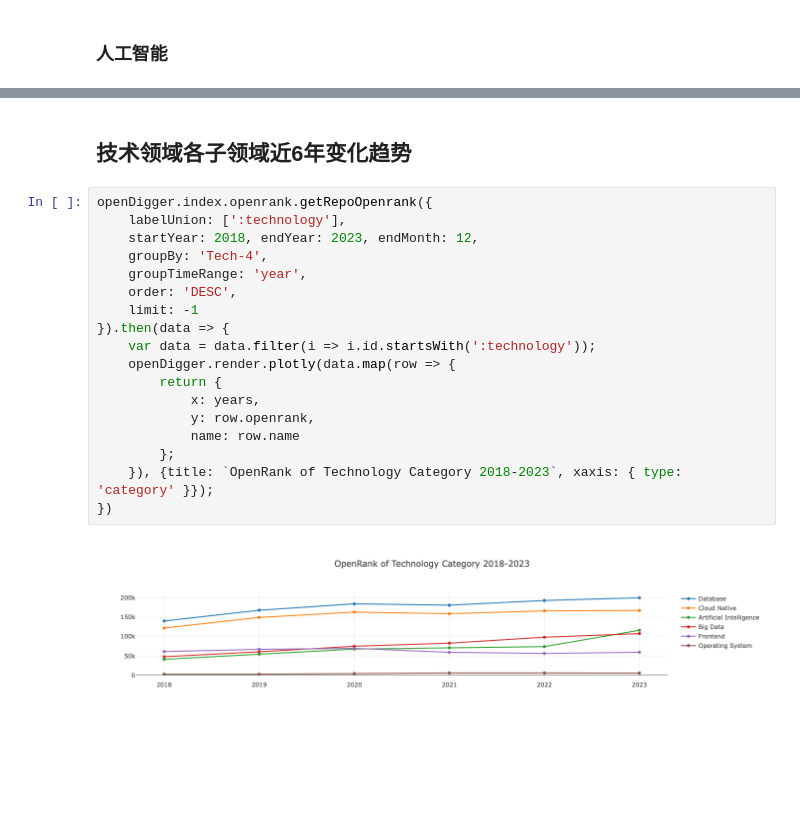
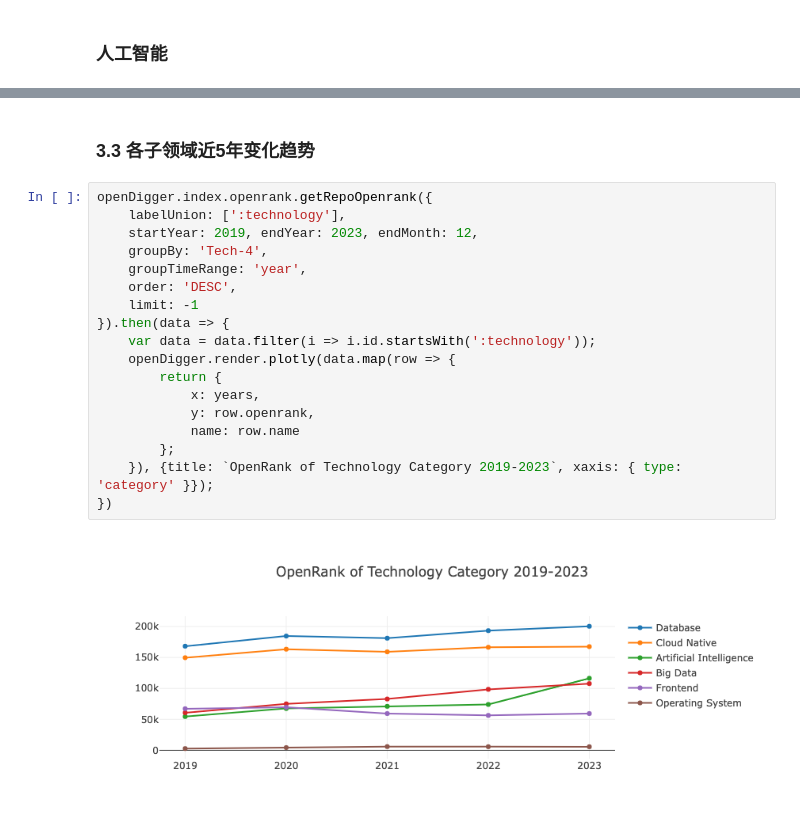
Before and after one commit to PureNatural/open-digger, a Jupyter notebook: notebook/China_open_source_techinical_report_2023.ipynb, the cells around one changed output, grey strips where cells are left out. Drawn from its saved outputs; the diff is of its cells as text; blank space fills up the shorter version.

```diff
--- a/notebook/China_open_source_techinical_report_2023.ipynb
+++ b/notebook/China_open_source_techinical_report_2023.ipynb
@@ -234,22 +247,22 @@ processTechFieldDataActivity(':technology/ai', 'AI');
 # %% [markdown]
-## 技术领域各子领域近6年变化趋势
+### 3.3 各子领域近5年变化趋势
 # %%
 openDigger.index.openrank.getRepoOpenrank({
     labelUnion: [':technology'],
-    startYear: 2018, endYear: 2023, endMonth: 12,
+    startYear: 2019, endYear: 2023, endMonth: 12,
     groupBy: 'Tech-4',
     groupTimeRange: 'year',
     order: 'DESC',
     limit: -1
 }).then(data => {
     var data = data.filter(i => i.id.startsWith(':technology'));
     openDigger.render.plotly(data.map(row => {
         return {
             x: years,
             y: row.openrank,
             name: row.name
         };
-    }), {title: `OpenRank of Technology Category 2018-2023`, xaxis: { type: 'category' }});
+    }), {title: `OpenRank of Technology Category 2019-2023`, xaxis: { type: 'category' }});
 })
 # %% [output]
-[figure, old version]
+[figure, new version]
```
Also changed, not shown: parts of 63 cells of this notebook, 1 other file.
